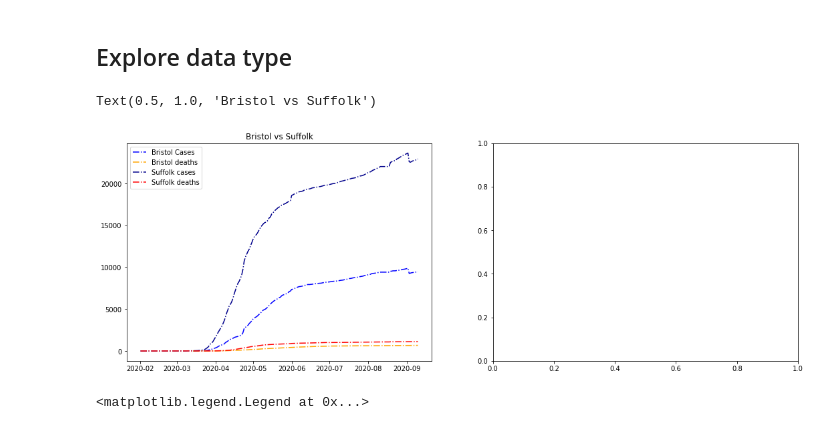
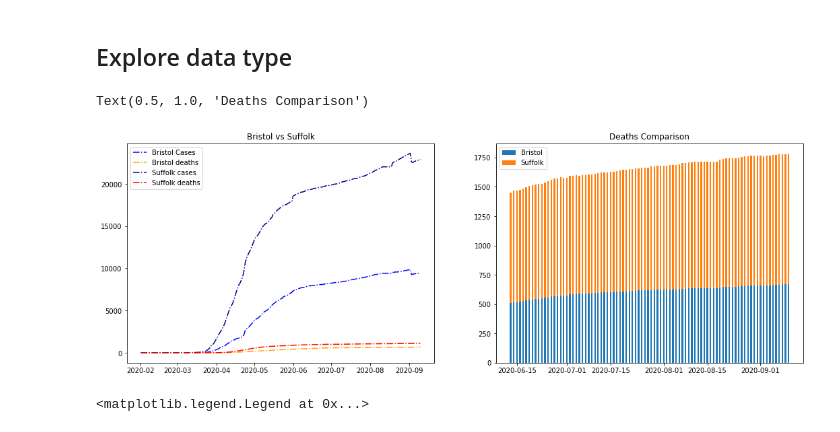
Before and after one commit to ANDOOR/DataVizFall2020_Colab, a Jupyter notebook: Class_Activity_Lec03.ipynb, the cells around one changed output. Cells and saved outputs as stored; diff of their text form; code cells hidden in the pictures.

Commit message:
Deaths Comparison

```diff
--- a/Class_Activity_Lec03.ipynb
+++ b/Class_Activity_Lec03.ipynb
@@ -110,16 +110,23 @@ df_Suffolk = get_county_stat(df,25025)
 # %%
 f,ax = plt.subplots(1,2,figsize=(18,6))
 
 ax[0].plot(df_Bristol.index,df_Bristol.cases,c='b',ls='-.',label='Bristol Cases',fillstyle='none')
 #ax[0].plot(df_Bristol.index,df_Bristol.cases,'-.',color='steelblue',label='Bristol cases')
 ax[0].plot(df_Bristol.index,df_Bristol.deaths,c='orange',ls='-.',label='Bristol deaths',fillstyle='none')
 ax[0].plot(df_Suffolk.index,df_Suffolk.cases,c='darkblue',ls='-.',label='Suffolk cases',fillstyle='none')
 ax[0].plot(df_Suffolk.index,df_Suffolk.deaths,c='red',ls='-.',label='Suffolk deaths',fillstyle='none')
 ax[0].legend()
 ax[0].set_title('Bristol vs Suffolk')
+
+barWidth = 0.5
+past = -90
+ax[1].bar(df_Bristol.index[past:],df_Bristol.deaths[past:], width=barWidth, label = 'Bristol')
+ax[1].bar(df_Suffolk.index[past:],df_Suffolk.deaths[past:], width=barWidth, label = 'Suffolk', bottom=df_Bristol.deaths[past:])
+ax[1].legend()
+ax[1].set_title('Deaths Comparison')
 # %% [output]
-Text(0.5, 1.0, 'Bristol vs Suffolk')
+Text(0.5, 1.0, 'Deaths Comparison')
-[figure, old version]
+[figure, new version]
 # %%
 f,ax = plt.subplots(1,2,figsize=(18,6))
 ADD CODE HERE - (4)
```
